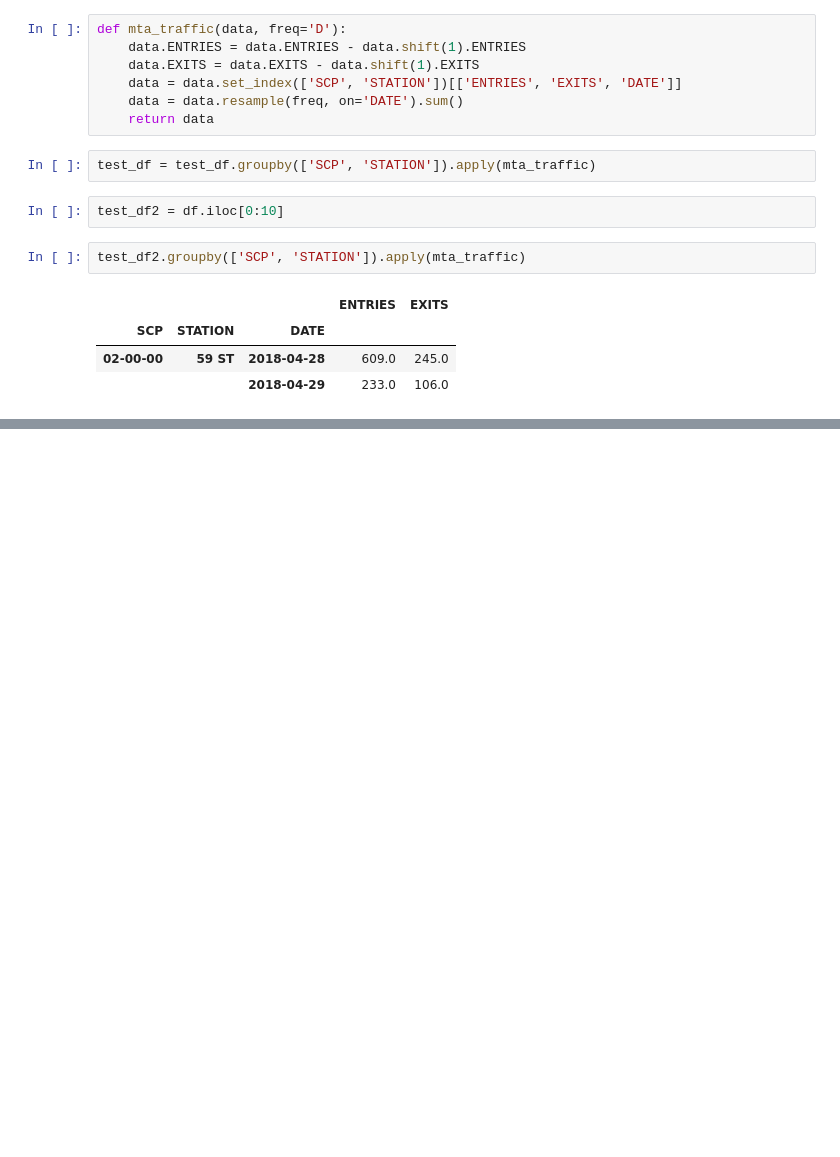
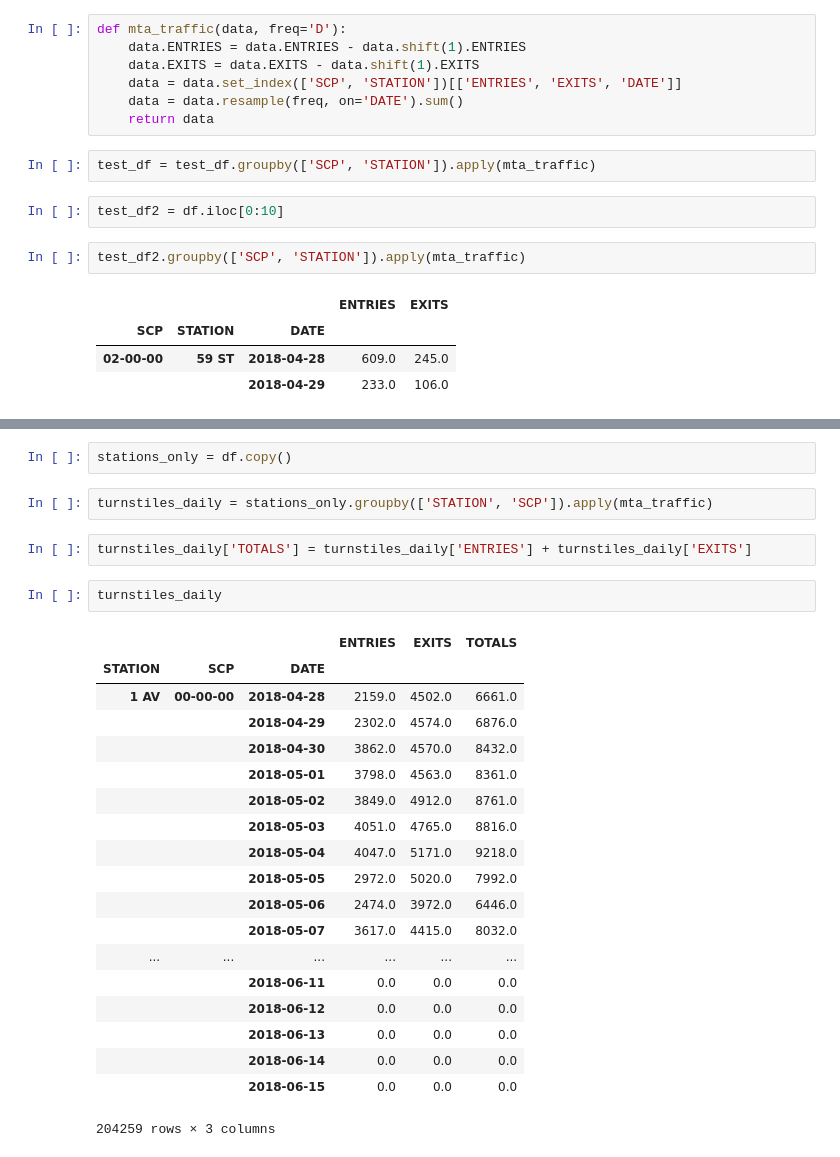
Before and after one commit to wfl/metis_project_benson, a Jupyter notebook: project_1_benson.ipynb, the cells around one changed output, grey strips where cells are left out. Saved outputs shown, nothing was run; the diff lists cells and outputs as text; blank space fills up the shorter version.

```diff
--- a/project_1_benson.ipynb
+++ b/project_1_benson.ipynb
@@ -130,0 +112,28 @@ test_df2.groupby(['SCP', 'STATION']).apply(mta_traffic)
+# %%
+stations_only = df.copy()
+# %%
+turnstiles_daily = stations_only.groupby(['STATION', 'SCP']).apply(mta_traffic)
+# %%
+turnstiles_daily['TOTALS'] = turnstiles_daily['ENTRIES'] + turnstiles_daily['EXITS']
+# %%
+turnstiles_daily
+# %% [output]
+|  |  |  | ENTRIES | EXITS | TOTALS |
+| STATION | SCP | DATE |  |  |  |
+| 1 AV | 00-00-00 | 2018-04-28 | 2159.0 | 4502.0 | 6661.0 |
+|  |  | 2018-04-29 | 2302.0 | 4574.0 | 6876.0 |
+|  |  | 2018-04-30 | 3862.0 | 4570.0 | 8432.0 |
+|  |  | 2018-05-01 | 3798.0 | 4563.0 | 8361.0 |
+|  |  | 2018-05-02 | 3849.0 | 4912.0 | 8761.0 |
+|  |  | 2018-05-03 | 4051.0 | 4765.0 | 8816.0 |
+|  |  | 2018-05-04 | 4047.0 | 5171.0 | 9218.0 |
+|  |  | 2018-05-05 | 2972.0 | 5020.0 | 7992.0 |
+|  |  | 2018-05-06 | 2474.0 | 3972.0 | 6446.0 |
+|  |  | 2018-05-07 | 3617.0 | 4415.0 | 8032.0 |
+| ... | ... | ... | ... | ... | ... |
+|  |  | 2018-06-11 | 0.0 | 0.0 | 0.0 |
+|  |  | 2018-06-12 | 0.0 | 0.0 | 0.0 |
+|  |  | 2018-06-13 | 0.0 | 0.0 | 0.0 |
+|  |  | 2018-06-14 | 0.0 | 0.0 | 0.0 |
+|  |  | 2018-06-15 | 0.0 | 0.0 | 0.0 |
+204259 rows × 3 columns
```
Also changed, not shown: parts of 10 cells of this notebook.
